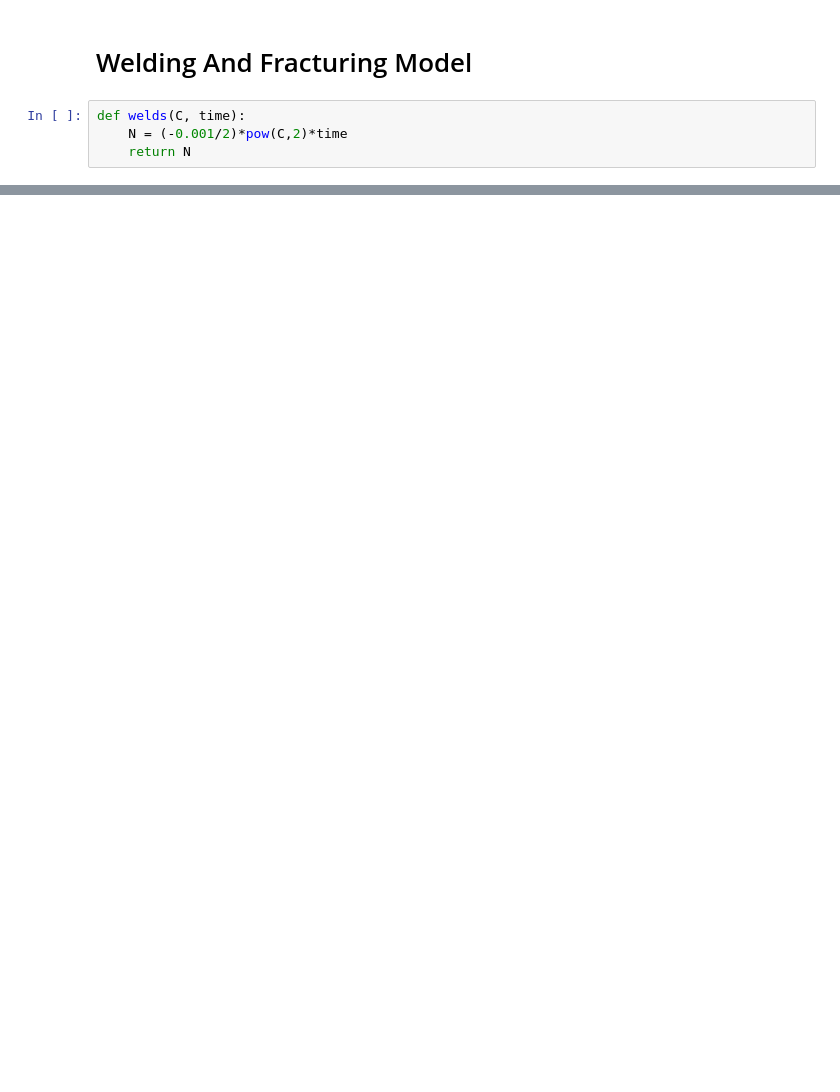
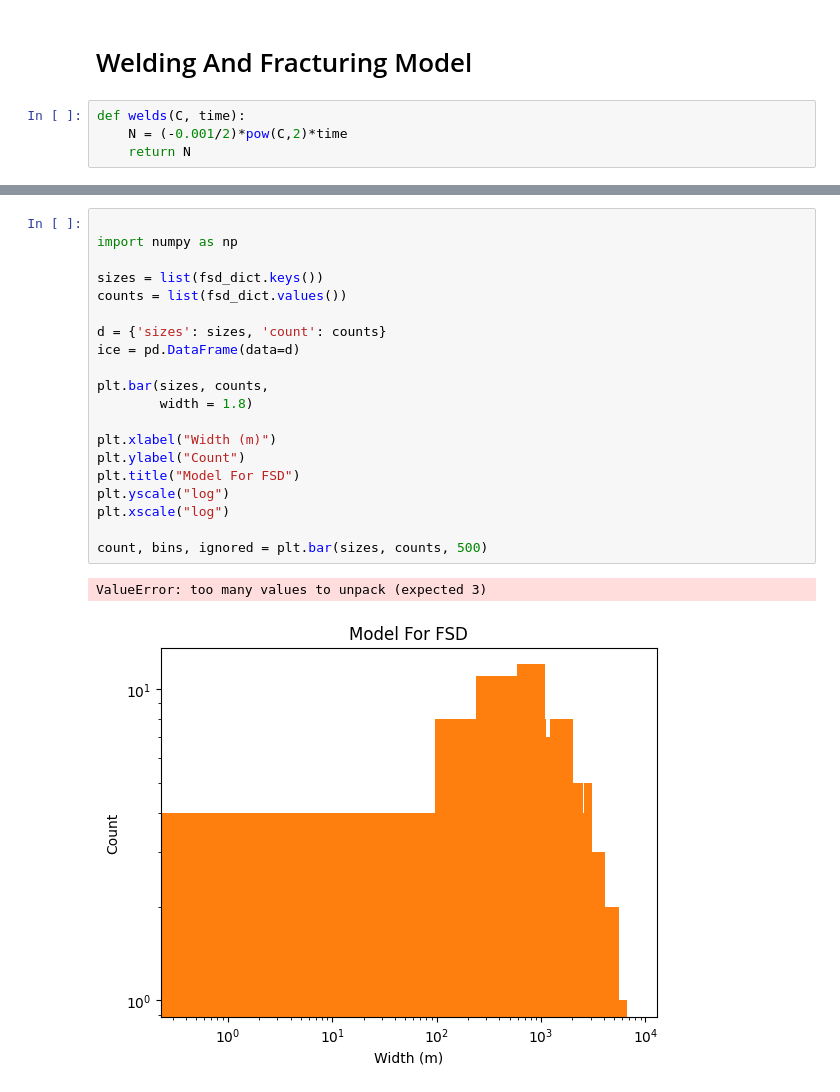
Before and after one commit to Marissa-working/Ice-Floe-Research, a Jupyter notebook: ice_floe.ipynb, the cells around one changed output, grey strips where cells are left out. Cells and saved outputs as stored; diff of their text form; blank space fills up the shorter version.

```diff
--- a/ice_floe.ipynb
+++ b/ice_floe.ipynb
@@ -136,3 +139,26 @@ plt.show()
+# %%
+
+import numpy as np
+
+sizes = list(fsd_dict.keys())
+counts = list(fsd_dict.values())
+
+d = {'sizes': sizes, 'count': counts}
+ice = pd.DataFrame(data=d)
+
+plt.bar(sizes, counts,
+        width = 1.8)
+
+plt.xlabel("Width (m)")
+plt.ylabel("Count")
+plt.title("Model For FSD")
+plt.yscale("log")
+plt.xscale("log")
+
+count, bins, ignored = plt.bar(sizes, counts, 500)
+# %% [output]
+ValueError: too many values to unpack (expected 3)
+[figure, added]
 # %%
 # fracture and weld rate
 
```
Also changed, not shown: parts of 5 cells of this notebook.
